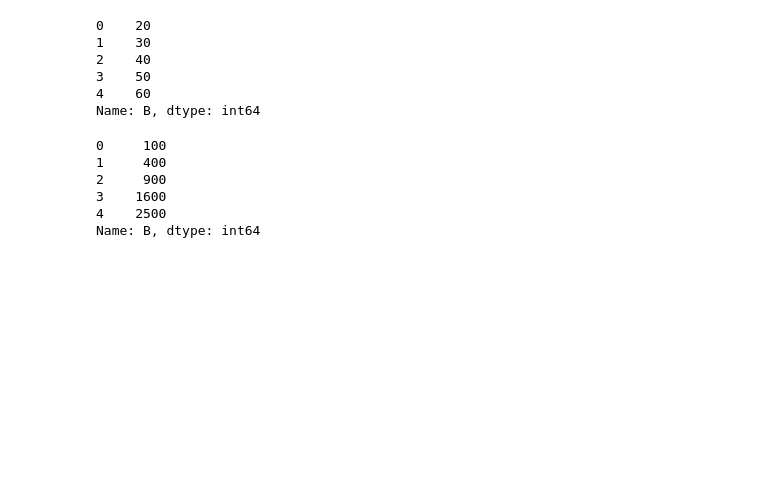
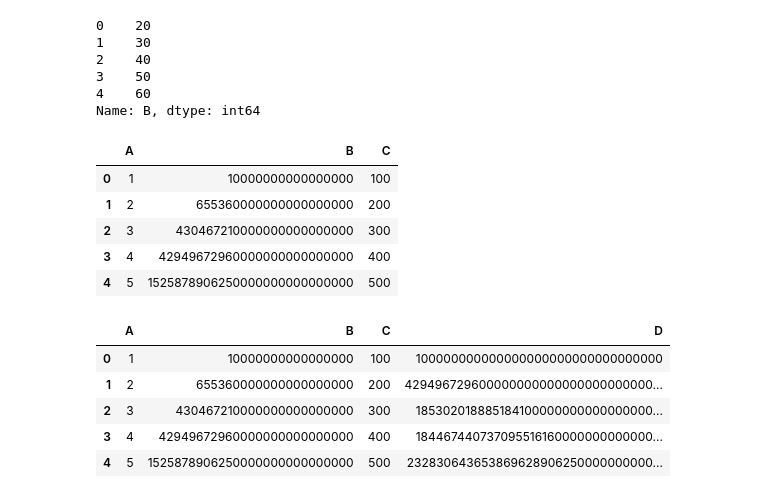
Before and after one commit to Maaaccc05/ML-Learning, a Jupyter notebook: Pandas/Series.ipynb, the cells around one changed output. Drawn from its saved outputs; the diff is of its cells as text; code cells hidden in the pictures; blank space fills up the shorter version.

```diff
--- a/Pandas/Series.ipynb
+++ b/Pandas/Series.ipynb
@@ -572,11 +572,22 @@ Name: B, dtype: int64
 def square(x):
     return x**2
 # %%
-df1['B'].apply(square)
+df1['B'] = df1['B'].apply(square)
+df1
 # %% [output]
-0     100
-1     400
-2     900
-3    1600
-4    2500
-Name: B, dtype: int64
+|  | A | B | C |
+| 0 | 1 | 10000000000000000 | 100 |
+| 1 | 2 | 655360000000000000000 | 200 |
+| 2 | 3 | 430467210000000000000000 | 300 |
+| 3 | 4 | 42949672960000000000000000 | 400 |
+| 4 | 5 | 1525878906250000000000000000 | 500 |
+# %%
+df1['D'] = df1['B'].apply(lambda x : x**2)
+df1
+# %% [output]
+|  | A | B | C | D |
+| 0 | 1 | 10000000000000000 | 100 | 100000000000000000000000000000000 |
+| 1 | 2 | 655360000000000000000 | 200 | 429496729600000000000000000000000... |
+| 2 | 3 | 430467210000000000000000 | 300 | 185302018885184100000000000000000... |
+| 3 | 4 | 42949672960000000000000000 | 400 | 184467440737095516160000000000000... |
+| 4 | 5 | 1525878906250000000000000000 | 500 | 232830643653869628906250000000000... |
```
